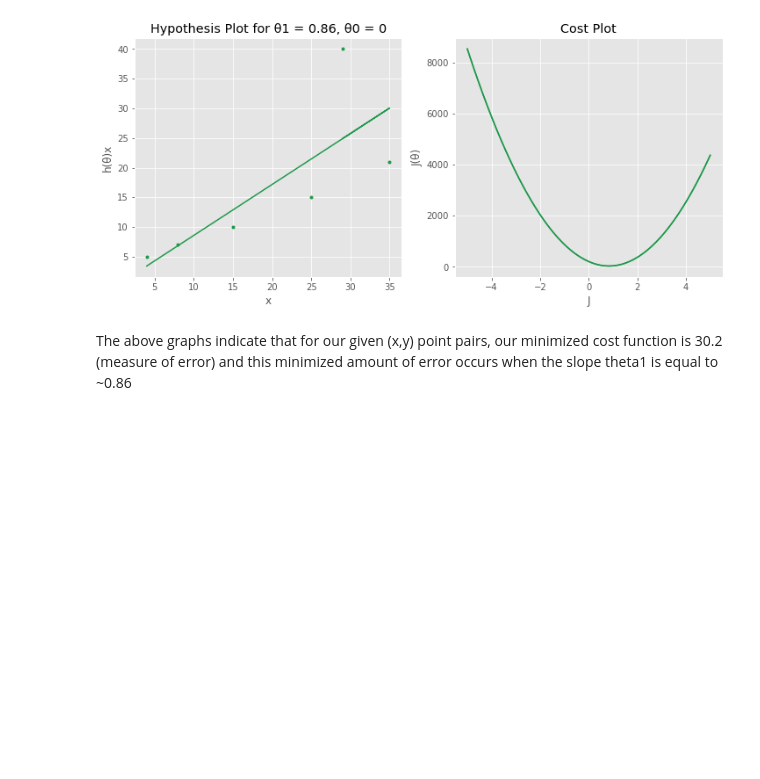
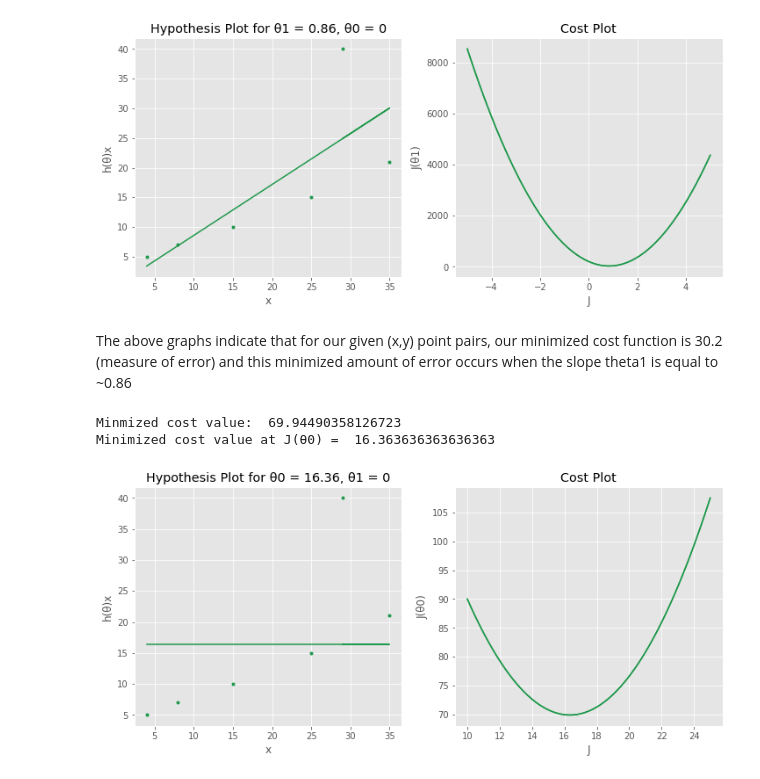
Before and after one commit to kvssea/MachineLearning, a Jupyter notebook: linear_cost_functions.ipynb, the cells around one changed output. Cells and saved outputs as stored; diff of their text form; code cells hidden in the pictures; blank space fills up the shorter version.

```diff
--- a/linear_cost_functions.ipynb
+++ b/linear_cost_functions.ipynb
@@ -58,10 +58,10 @@ def hyp_fxn(x, theta0 = 0, theta1 = 1):
     return y
 # %%
 #CREATE COST FUNCTION
-def cost_fxn(x, y, theta1 = 0, theta0 = 0):
+def cost_fxn(x, y, theta1 = 0, theta0 = 0): #x is a list
     cost = 0
     for i,val in enumerate(x):
-        cost += ((theta1 * val) - y[i])** 2 / (2 * len(x))
+        cost += (((theta1 * val) + theta0) - y[i])** 2 / (2 * len(x))
     return cost
 # %%
 x = [1,2,3] #defining x points in our x, y pair
@@ -103,11 +103,9 @@ x = [4, 8, 15, 25, 35, 29]
 y = [5, 7, 10, 15, 21, 40]
 
 cost = []
-#thetas = [-1.5, -1, -0.5, 0, 0.5, 1, 1.5, 2, 2.5, 3, 3.5]
-
 thetas = np.linspace(-5,5, 100)
 for theta in thetas:
-    cost.append(cost_fxn(x, y, theta))
+    cost.append(cost_fxn(x, y, theta1 = theta))
 
 min_theta = cost.index(min(cost))
 
@@ -121,7 +119,7 @@ plt.plot(x,y, '.b', color = "#1e994b")
 plt.subplot(1, 2, 2)
 plt.title('Cost Plot')
 plt.xlabel('J')
-plt.ylabel('J(\u03B8)')
+plt.ylabel('J(\u03B81)')
 plt.plot(thetas, cost, color = "#1e994b")
 plt.plot(thetas, cost, color = "#1e994b")
 plt.plot()
@@ -133,3 +131,35 @@ Minimized cost value at J(θ) =  0.8585858585858581
 [figure]
 # %% [markdown]
 The above graphs indicate that for our given (x,y) point pairs, our minimized cost function is 30.2 (measure of error) and this minimized amount of error occurs when the slope theta1 is equal to ~0.86
+# %%
+#if we hold the theta1 value constant at 0 and select for the theta0, well find the same parabolic shape.
+x = [4, 8, 15, 25, 35, 29]
+y = [5, 7, 10, 15, 21, 40]
+
+cost = []
+thetas = np.linspace(10,25, 100)
+for theta in thetas:
+    cost.append(cost_fxn(x, y, theta0 = theta, theta1 = 0))
+
+min_theta = cost.index(min(cost))
+
+plt.rcParams['figure.figsize'] = [12, 5]
+plt.subplot(1,2,1)
+plt.title('Hypothesis Plot for \u03B80 = ' + str(round(thetas[min_theta],ndigits = 2)) +  ', ' + '\u03B81 = 0')
+plt.xlabel('x')
+plt.ylabel('h(\u03B8)x')
+plt.plot(x, hyp_fxn(x, theta0 = thetas[min_theta], theta1 = 0), color = "#1e994b")
+plt.plot(x,y, '.b', color = "#1e994b")
+plt.subplot(1, 2, 2)
+plt.title('Cost Plot')
+plt.xlabel('J')
+plt.ylabel('J(\u03B80)')
+plt.plot(thetas, cost, color = "#1e994b")
+plt.plot(thetas, cost, color = "#1e994b")
+plt.plot()
+print("Minmized cost value: ",  min(cost))
+print("Minimized cost value at J(\u03B80) = ", thetas[min_theta])
+# %% [output]
+Minmized cost value:  69.94490358126723
+Minimized cost value at J(θ0) =  16.363636363636363
+[figure, added]
```
Also changed, not shown: parts of 1 cell of this notebook.
